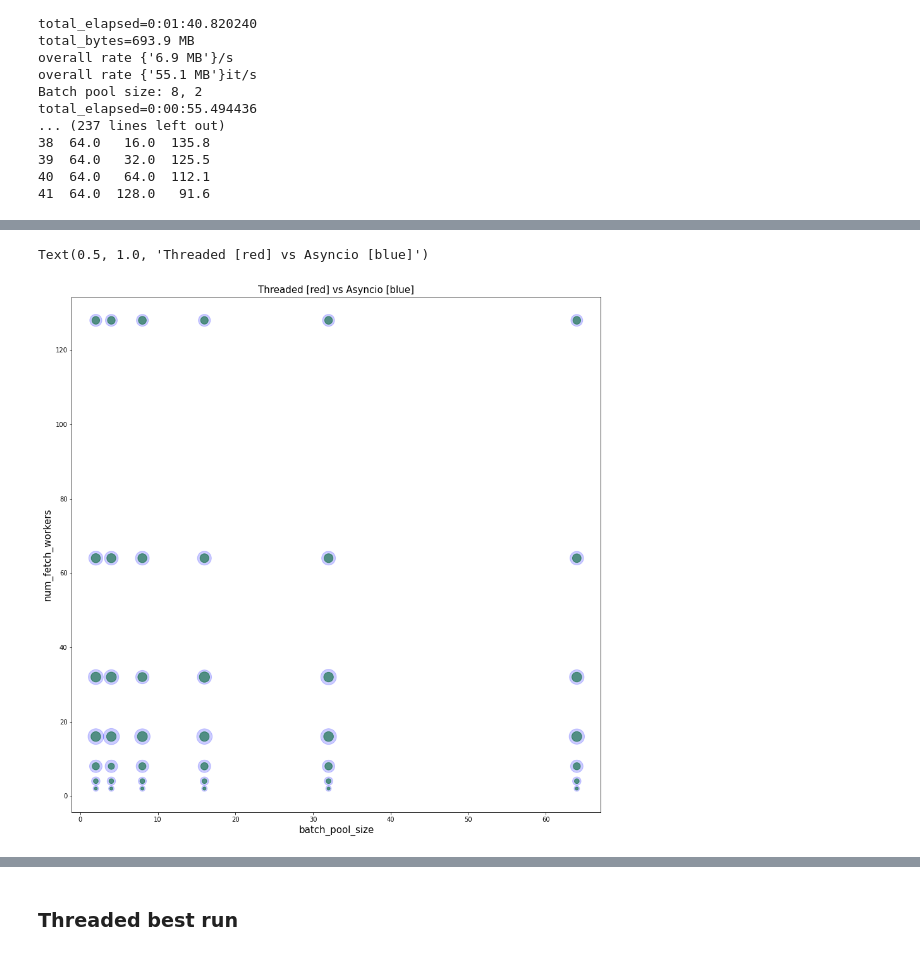
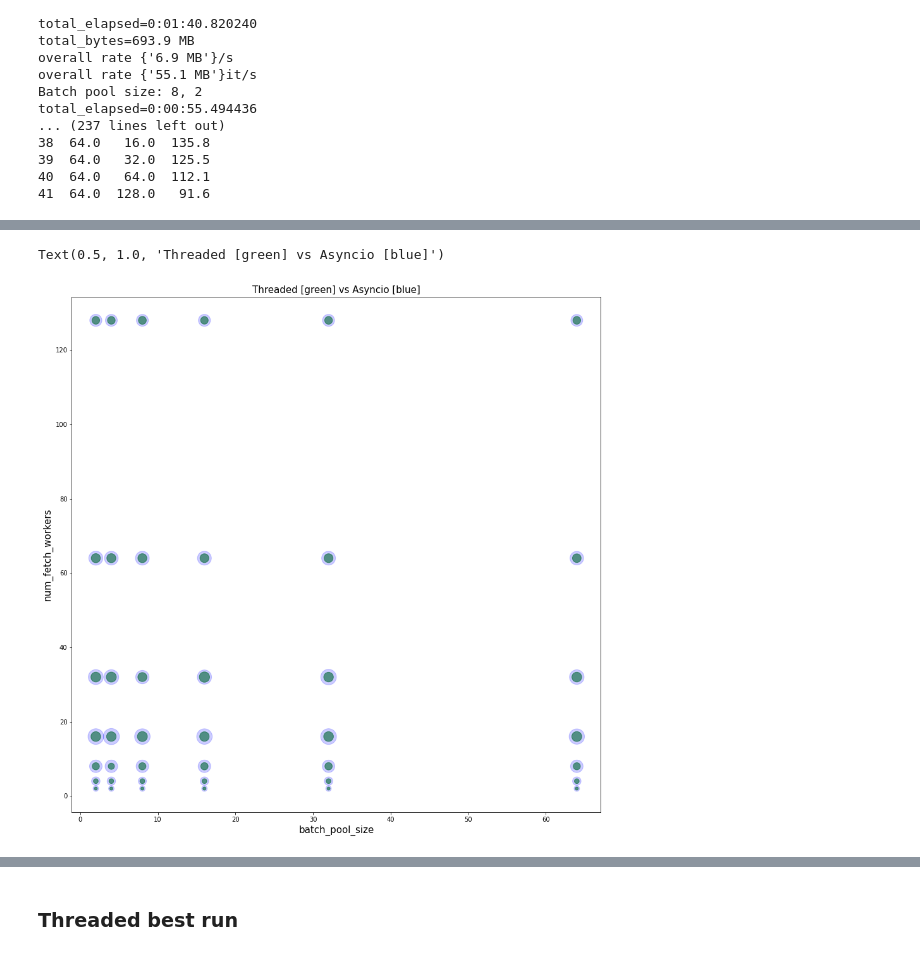
Before and after one commit to iarai/concurrent-dataloader, a Jupyter notebook: src/analysis/AnalysisDataloader.ipynb, the cells around one changed output, grey strips where cells are left out. Drawn from its saved outputs; the diff is of its cells as text; code cells hidden in the pictures.

```diff
--- a/src/analysis/AnalysisDataloader.ipynb
+++ b/src/analysis/AnalysisDataloader.ipynb
@@ -184,20 +183,20 @@ total_elapsed=0:00:55.494436
 # %%
 plt.rcParams["figure.figsize"] = (15,15)
 ax = plt.gca()
 ax.scatter(rate_matrix_asyncio.x, rate_matrix_asyncio.y, s=rate_matrix_asyncio.rate**1.3,
              alpha=0.6,
              c="green",
              marker='o')
 ax.scatter(rate_matrix_threaded.x, rate_matrix_threaded.y, s=rate_matrix_threaded.rate**1.3,
              alpha=0.2,
              c="blue",
              marker='o')
 plt.xlabel("batch_pool_size", size=15)
 plt.ylabel("num_fetch_workers", size=15)
-plt.title("Threaded [blue] vs Asyncio [green]", size=15)
+plt.title("Threaded [green] vs Asyncio [blue]", size=15)
 # %% [output]
-Text(0.5, 1.0, 'Threaded [red] vs Asyncio [blue]')
+Text(0.5, 1.0, 'Threaded [green] vs Asyncio [blue]')
-[figure, old version]
+[figure, new version]
 # %%
 both = pd.concat([rate_matrix_asyncio, rate_matrix_threaded["rate"]], ignore_index = True, axis = 1)
 both['diff'] = both.apply(lambda row: float(row[3] - row[2]) , axis = 1)
```
Also changed, not shown: parts of 14 cells of this notebook, 1 other file.
